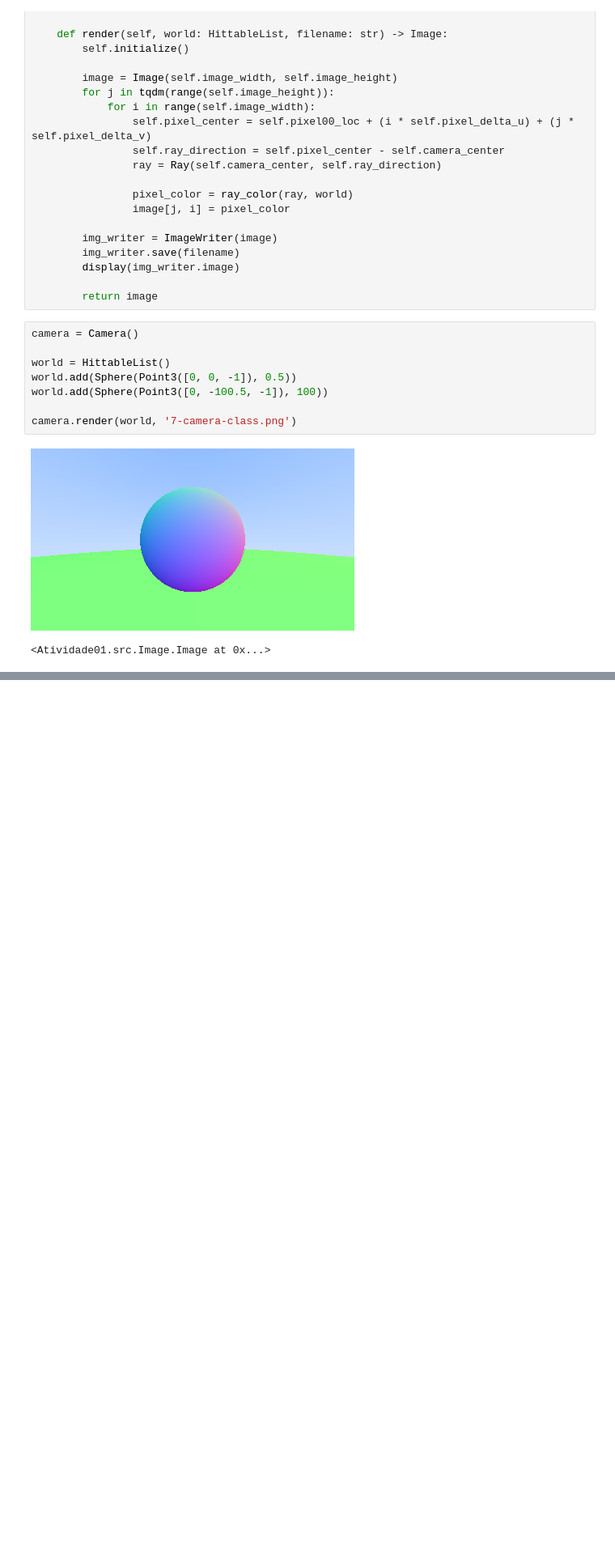
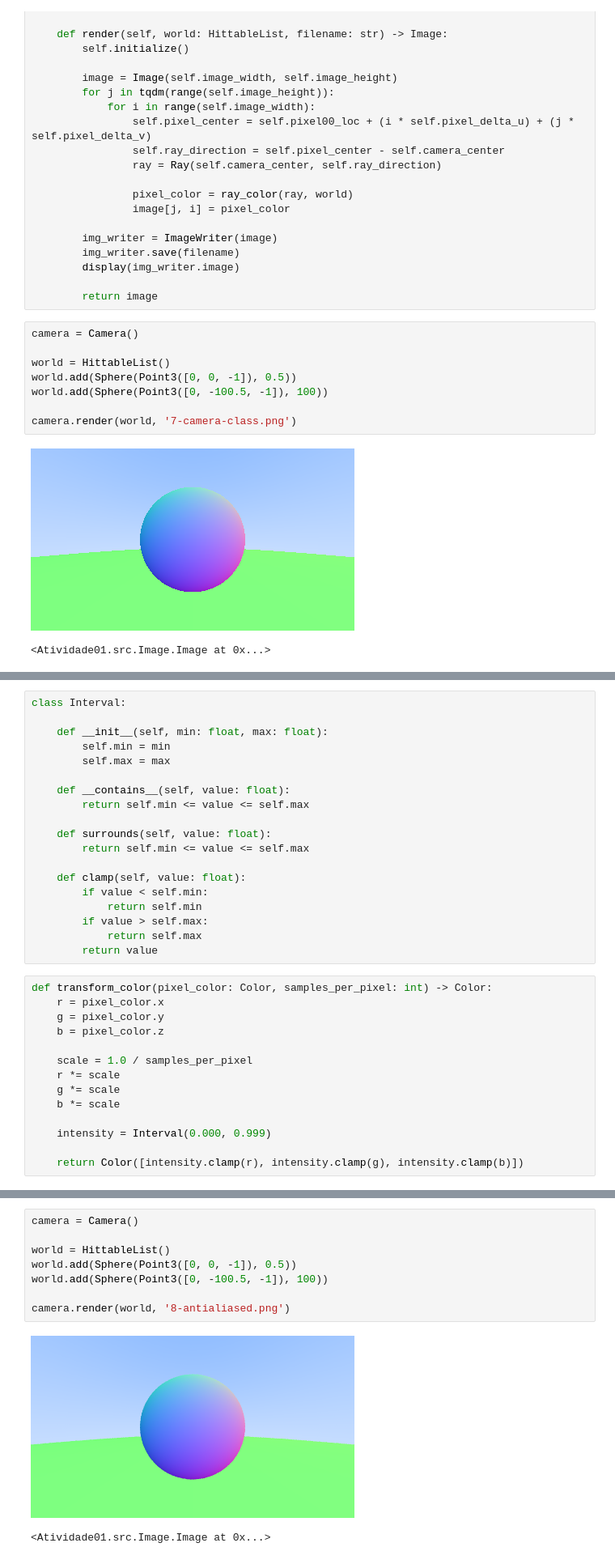
Before and after one commit to GregorioFornetti/atividades-cg, a Jupyter notebook: tutorial/tutorial.ipynb, the cells around one changed output, grey strips where cells are left out. Shown at 81% size. Cells and saved outputs as stored; diff of their text form; blank space fills up the shorter version.

```diff
--- a/tutorial/tutorial.ipynb
+++ b/tutorial/tutorial.ipynb
@@ -532,0 +542,33 @@ camera.render(world, '7-camera-class.png')
+# %%
+class Interval:
+
+    def __init__(self, min: float, max: float):
+        self.min = min
+        self.max = max
+
+    def __contains__(self, value: float):
+        return self.min <= value <= self.max
+
+    def surrounds(self, value: float):
+        return self.min <= value <= self.max
+
+    def clamp(self, value: float):
+        if value < self.min:
+            return self.min
+        if value > self.max:
+            return self.max
+        return value
+# %%
+def transform_color(pixel_color: Color, samples_per_pixel: int) -> Color:
+    r = pixel_color.x
+    g = pixel_color.y
+    b = pixel_color.z
+
+    scale = 1.0 / samples_per_pixel
+    r *= scale
+    g *= scale
+    b *= scale
+
+    intensity = Interval(0.000, 0.999)
+
+    return Color([intensity.clamp(r), intensity.clamp(g), intensity.clamp(b)])
@@ -532,0 +645,11 @@ camera.render(world, '7-camera-class.png')
+# %%
+camera = Camera()
+
+world = HittableList()
+world.add(Sphere(Point3([0, 0, -1]), 0.5))
+world.add(Sphere(Point3([0, -100.5, -1]), 100))
+
+camera.render(world, '8-antialiased.png')
+# %% [output]
+[figure, added]
+<Atividade01.src.Image.Image at 0x...>
```
Also changed, not shown: parts of 4 cells of this notebook, 2 other files.
